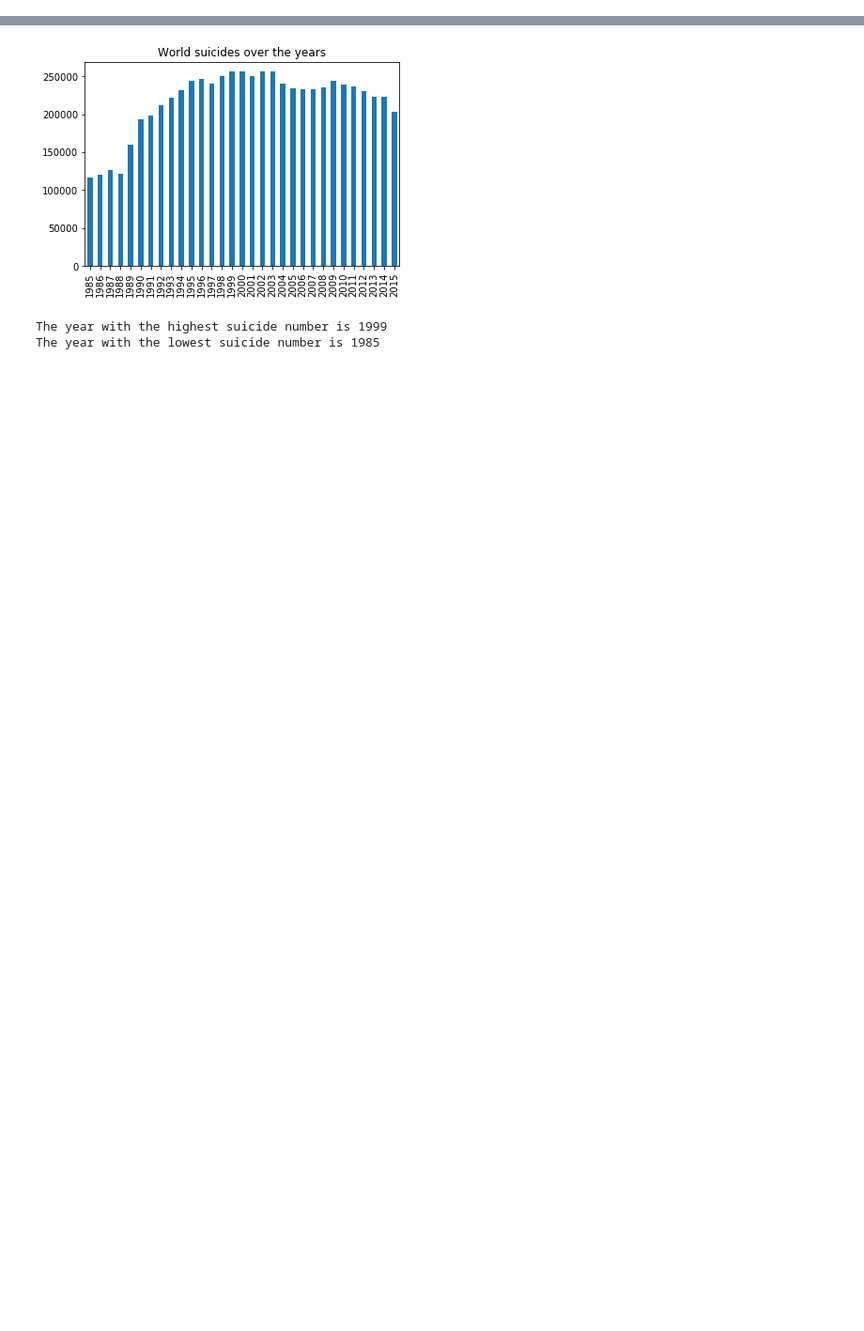
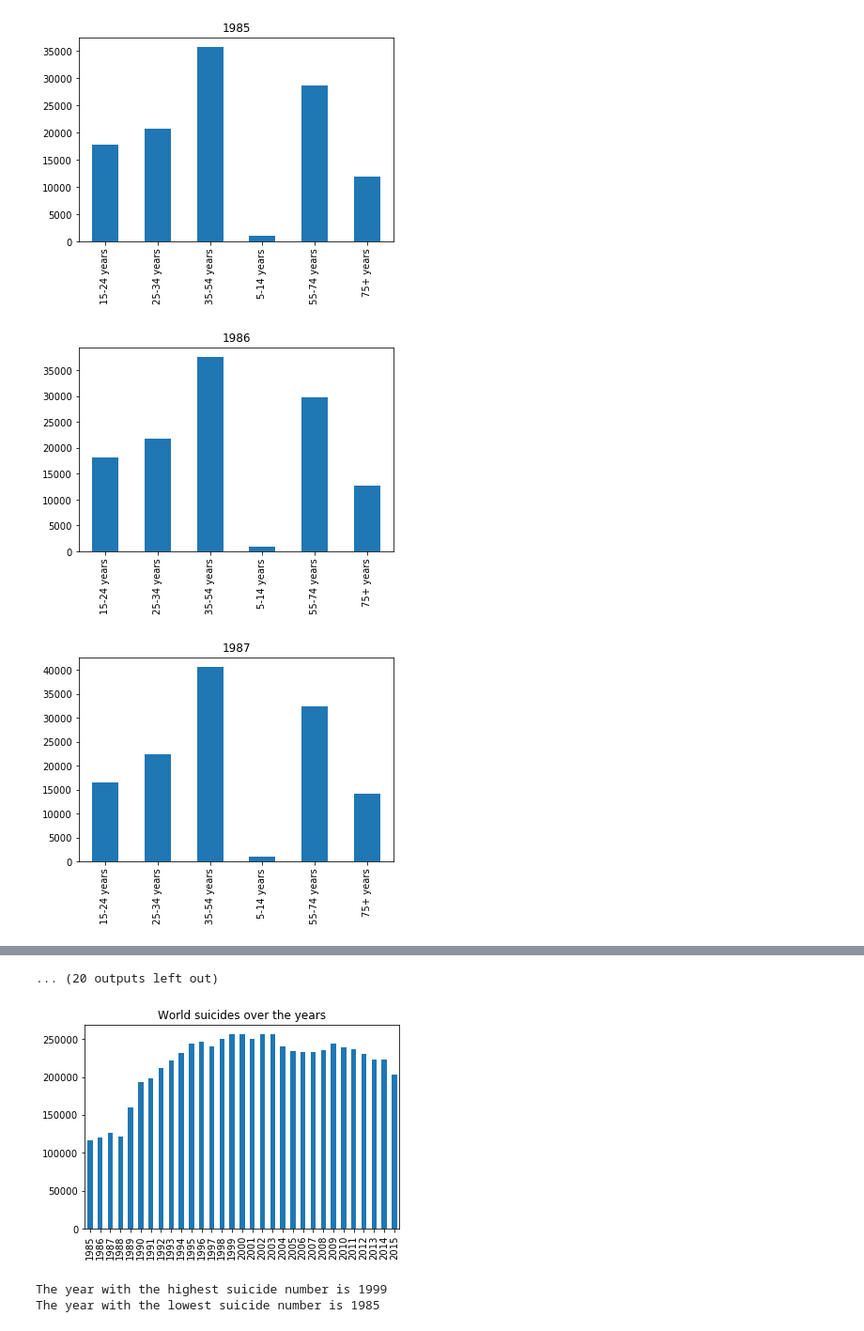
Before and after one commit to SalvatoreZagaria/suicide_note, a Jupyter notebook: main.ipynb, the cells around one changed output, grey strips where cells are left out. Shown at 94% size. Drawn from its saved outputs; the diff is of its cells as text; code cells hidden in the pictures; blank space fills up the shorter version.

```diff
--- a/main.ipynb
+++ b/main.ipynb
@@ -33,17 +49,21 @@ for country in all_countries:
 # %%
 %load external_help.py
 
 # n suicides for all the years divided by age
 # (this one shows a great consistency over the years)
 
 all_years = data["year"].unique()
 all_years.sort()
-for year in all_years.sort():
+for year in all_years:
     year_info = data.loc[data["year"] == year]
     per_age = {}
     for age, n in year_info.groupby("age"):
         per_age[age] = n["suicides_no"].sum()
     sa = pd.Series(per_age)
 
     sa.plot(kind="bar", title=year)
     plt.show()
+# %% [output]
+[figure, added]
+[figure, added]
+[figure, added]
@@ -50,3 +79,4 @@ for year in all_years.sort():
+... (20 outputs left out)
 # %%
 %load external_help.py
 
```
Also changed, not shown: parts of 3 cells of this notebook.
